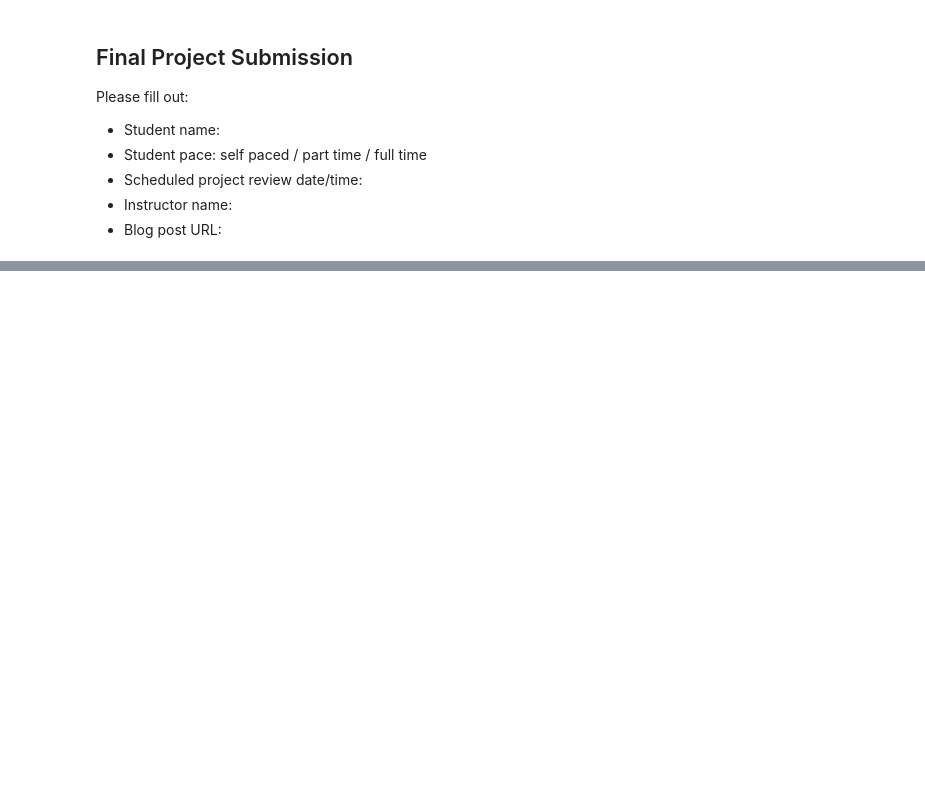
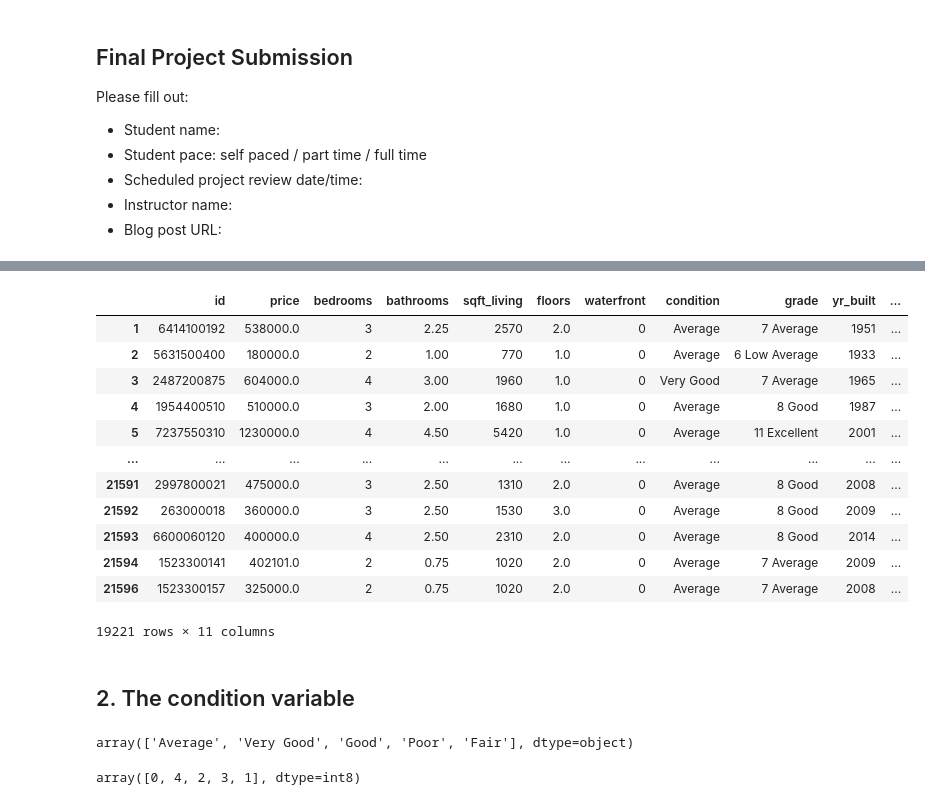
Before and after one commit to aharri123/dsc-phase-2-project-v2-3, a Jupyter notebook: student.ipynb, the cells around one changed output, grey strips where cells are left out. Cells and saved outputs as stored; diff of their text form; code cells hidden in the pictures; blank space fills up the shorter version.

```diff
--- a/student.ipynb
+++ b/student.ipynb
@@ -28,0 +125,5 @@ pd.read_csv("kc_house_data.csv")
+# %%
+#As we can see there are 3 values in the waterfont column: null, "NO", and "YES"
+#Let's drop the null values in waterfront and just keep the "YES" or "NO" values#
+
+df.dropna(subset = ["waterfront"], inplace = True)
@@ -28,0 +135,33 @@ pd.read_csv("kc_house_data.csv")
+# %%
+#Let's convert the waterfront values into numerical categories where 0 represents "NO" and 1 represents "YES"
+
+df["waterfront"] = df["waterfront"].astype("category").cat.codes
+#Let's check it worked
+df
+# %% [output]
+|  | id | price | bedrooms | bathrooms | sqft_living | floors | waterfront | condition | grade | yr_built | ... |
+| 1 | 6414100192 | 538000.0 | 3 | 2.25 | 2570 | 2.0 | 0 | Average | 7 Average | 1951 | ... |
+| 2 | 5631500400 | 180000.0 | 2 | 1.00 | 770 | 1.0 | 0 | Average | 6 Low Average | 1933 | ... |
+| 3 | 2487200875 | 604000.0 | 4 | 3.00 | 1960 | 1.0 | 0 | Very Good | 7 Average | 1965 | ... |
+| 4 | 1954400510 | 510000.0 | 3 | 2.00 | 1680 | 1.0 | 0 | Average | 8 Good | 1987 | ... |
+| 5 | 7237550310 | 1230000.0 | 4 | 4.50 | 5420 | 1.0 | 0 | Average | 11 Excellent | 2001 | ... |
+| ... | ... | ... | ... | ... | ... | ... | ... | ... | ... | ... | ... |
+| 21591 | 2997800021 | 475000.0 | 3 | 2.50 | 1310 | 2.0 | 0 | Average | 8 Good | 2008 | ... |
+| 21592 | 263000018 | 360000.0 | 3 | 2.50 | 1530 | 3.0 | 0 | Average | 8 Good | 2009 | ... |
+| 21593 | 6600060120 | 400000.0 | 4 | 2.50 | 2310 | 2.0 | 0 | Average | 8 Good | 2014 | ... |
+| 21594 | 1523300141 | 402101.0 | 2 | 0.75 | 1020 | 2.0 | 0 | Average | 7 Average | 2009 | ... |
+| 21596 | 1523300157 | 325000.0 | 2 | 0.75 | 1020 | 2.0 | 0 | Average | 7 Average | 2008 | ... |
+19221 rows × 11 columns
+# %% [markdown]
+## 2. The condition variable
+# %%
+df["condition"].unique()
+# %% [output]
+array(['Average', 'Very Good', 'Good', 'Poor', 'Fair'], dtype=object)
+# %%
+#No null values here, so let's do the same thing as we did with waterfront
+
+df["condition"] = df["condition"].astype("category").cat.codes
+df["condition"].unique()
+# %% [output]
+array([0, 4, 2, 3, 1], dtype=int8)
```
Also changed, not shown: parts of 14 cells of this notebook.
